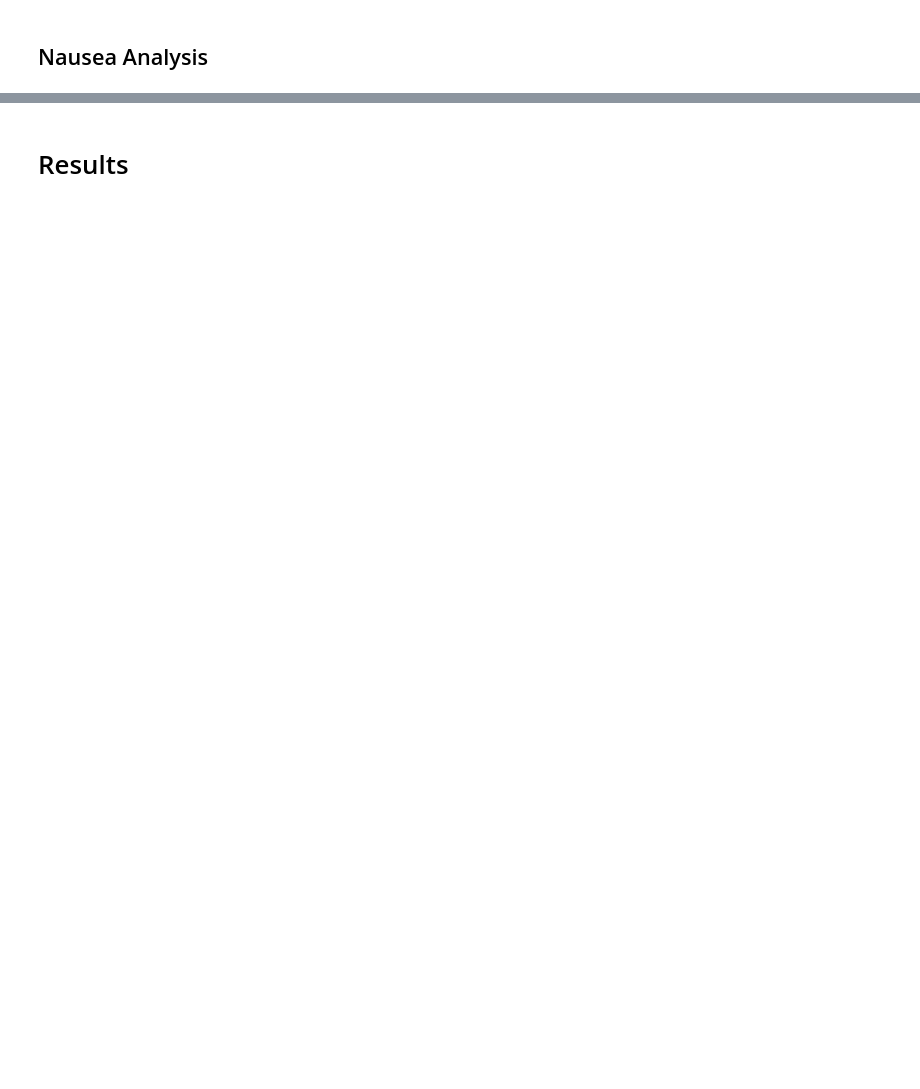
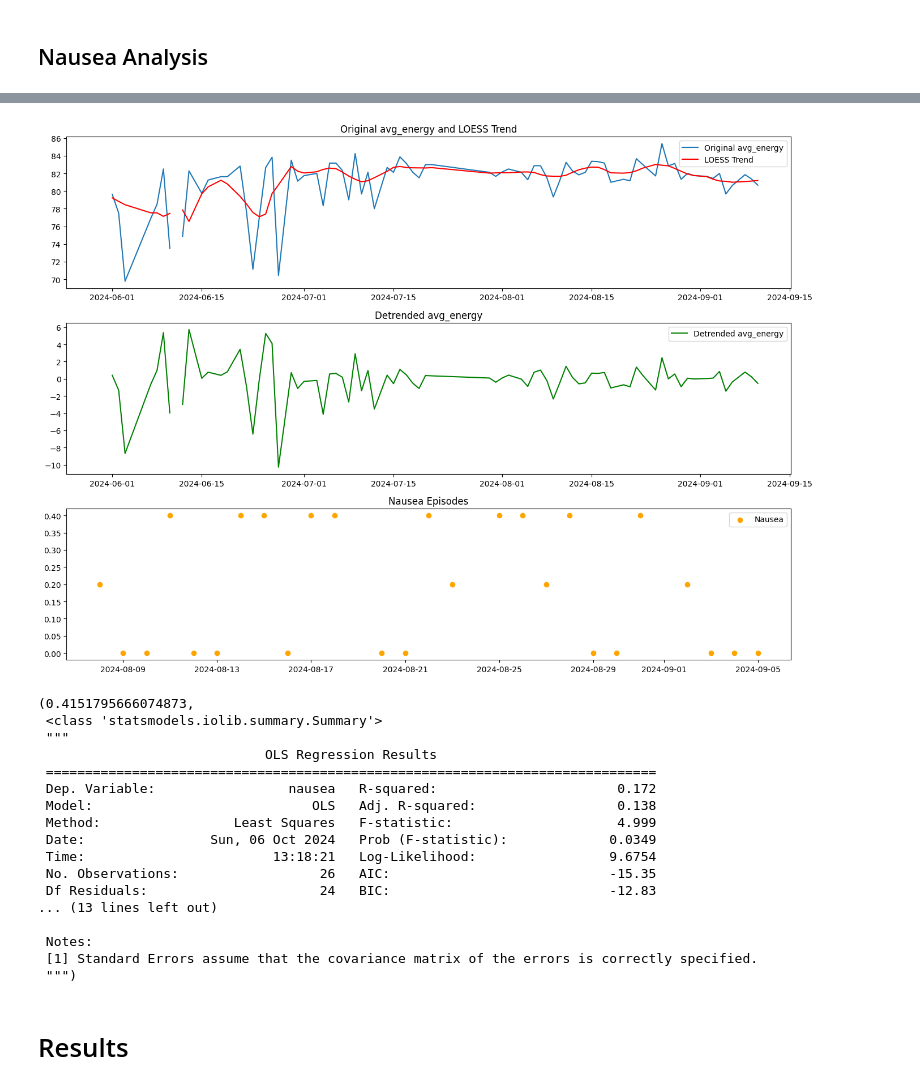
Before and after one commit to sonofhypnos/simon_data, a Jupyter notebook: simon_analysis.ipynb, the cells around one changed output, grey strips where cells are left out. Cells and saved outputs as stored; diff of their text form; code cells hidden in the pictures; blank space fills up the shorter version.

```diff
--- a/simon_analysis.ipynb
+++ b/simon_analysis.ipynb
@@ -626,0 +639,23 @@ sample size: 89
+# %%
+# Ensure that the date index is in numeric format for LOESS
+df = sessions.copy()
+df['date_numeric'] = df.index.map(pd.Timestamp.toordinal)
+
+# Fit the LOESS model
+loess_result = lowess(
+    endog=df['avg_energy'],
+    exog=df['date_numeric'],
+    frac=0.1  # Adjust the fraction as needed for smoothing
+)
+
+# Convert the LOESS result into a DataFrame
+loess_df = pd.DataFrame({
+    'date_numeric': loess_result[:, 0],
+    'avg_energy_trend': loess_result[:, 1]
+})
+
+# Map back to datetime
+
+loess_df['date_numeric'] = loess_df['date_numeric'].map(int)
+loess_df['date'] = loess_df['date_numeric'].map(pd.Timestamp.fromordinal)
+loess_df.set_index('date_numeric', inplace=True)
@@ -627,3 +748,24 @@ sample size: 89
+# %%
+analyze_nausea_energy_relationship(sessions, energy_col='avg_energy', nausea_col='nausea', frac=0.1)
+# %% [output]
+[figure, added]
+(0.4151795666074873,
+ <class 'statsmodels.iolib.summary.Summary'>
+ """
+                             OLS Regression Results
+ ==============================================================================
+ Dep. Variable:                 nausea   R-squared:                       0.172
+ Model:                            OLS   Adj. R-squared:                  0.138
+ Method:                 Least Squares   F-statistic:                     4.999
+ Date:                Sun, 06 Oct 2024   Prob (F-statistic):             0.0349
+ Time:                        13:18:21   Log-Likelihood:                 9.6754
+ No. Observations:                  26   AIC:                            -15.35
+ Df Residuals:                      24   BIC:                            -12.83
+... (13 lines left out)
+
+ Notes:
+ [1] Standard Errors assume that the covariance matrix of the errors is correctly specified.
+ """)
 # %% [markdown]
 # Results
 # %%
```
Also changed, not shown: parts of 14 cells of this notebook.
